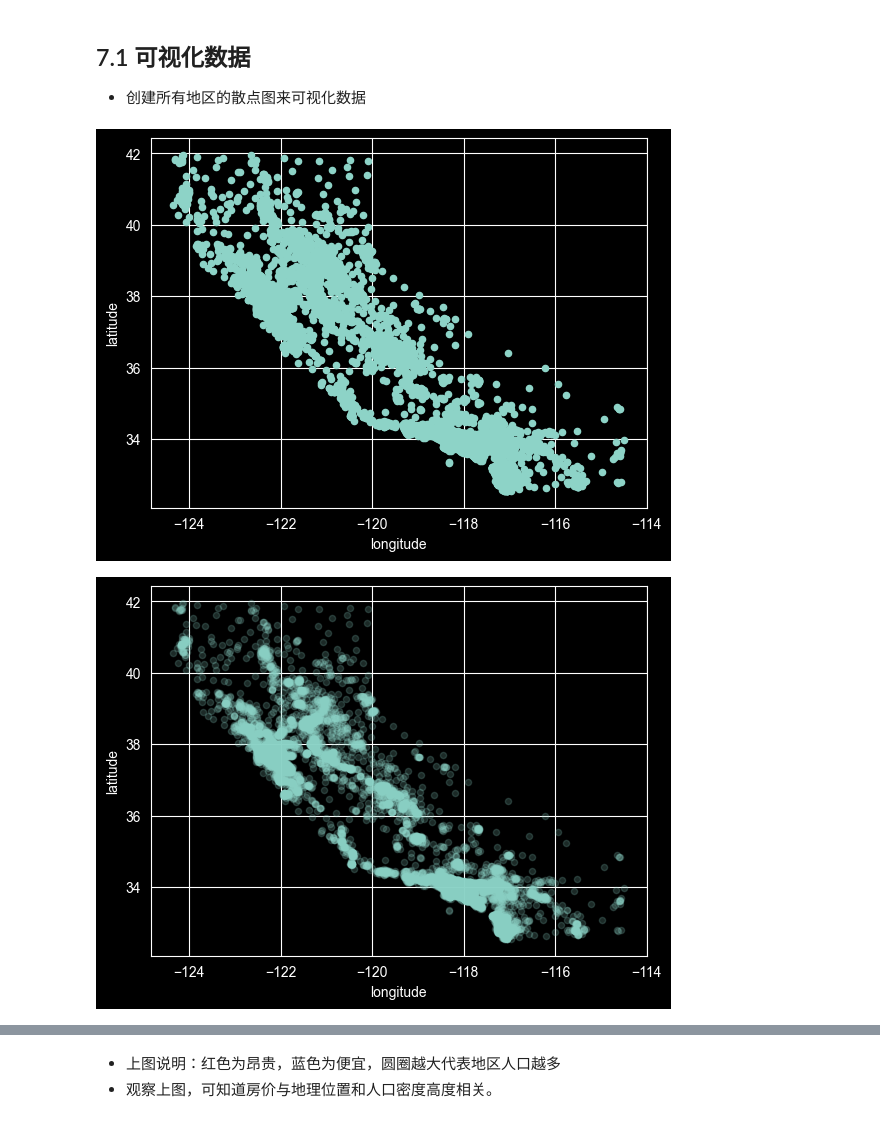
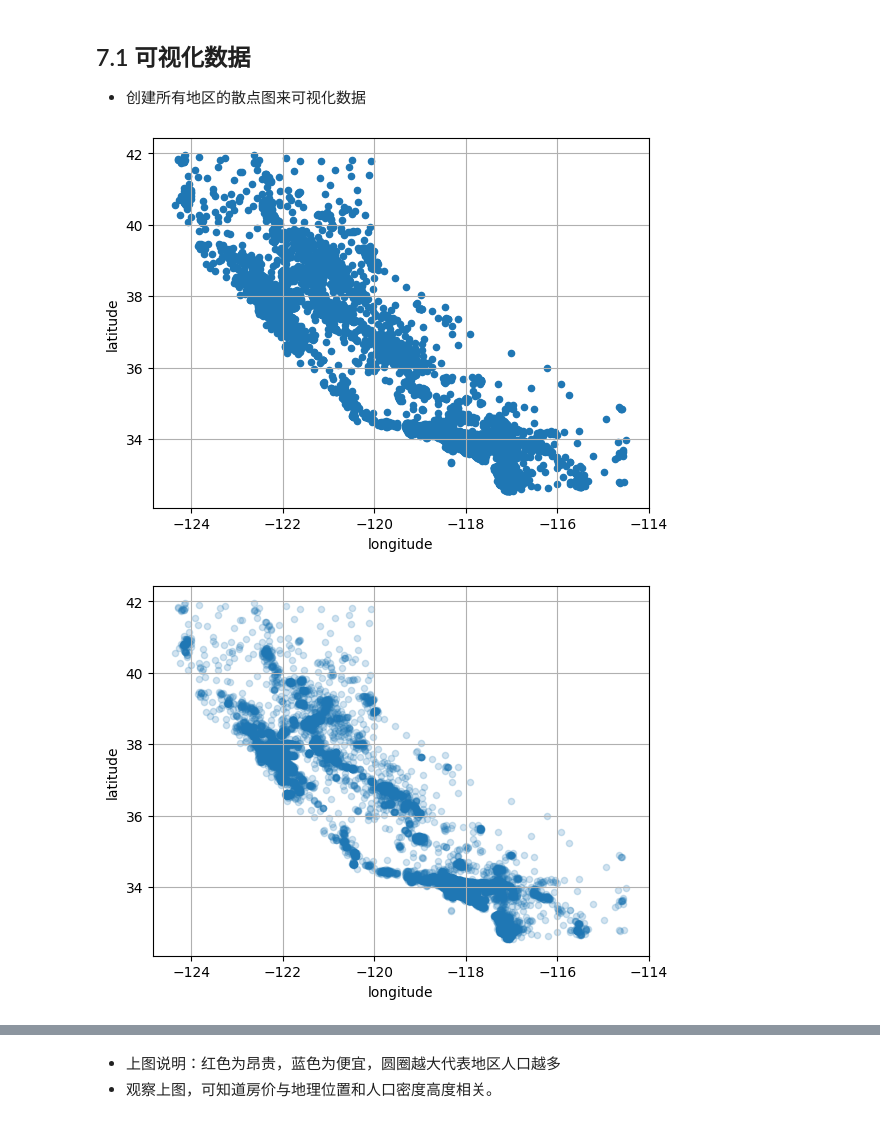
Before and after one commit to machao318927/Hands-On-Machine-Learning, a Jupyter notebook: my-study/02_End-to-end Machine Learning project.ipynb, the cells around one changed output, grey strips where cells are left out. Saved outputs shown, nothing was run; the diff lists cells and outputs as text; code cells hidden in the pictures.

```diff
--- a/my-study/02_End-to-end Machine Learning project.ipynb
+++ b/my-study/02_End-to-end Machine Learning project.ipynb
@@ -332,6 +329,7 @@ housing.describe()
 # %%
 import matplotlib.pyplot as plt
 
+plt.style.use("default")
 housing.hist(bins=50, figsize=(12,8))
 plt.show()
 # %% [output]
@@ -1050,13 +1048,15 @@ None
 ## 7.1 可视化数据
 * 创建所有地区的散点图来可视化数据
 # %%
+plt.style.use("default")
 housing.plot(kind="scatter", x="longitude", y = "latitude", grid=True) # kind 用来指定“用什么类型的图来画数据”。散点图（Scatter Plot）
 plt.show()
 # %% [output]
-[figure, old version]
+[figure, new version]
 # %%
+plt.style.use("default")
 housing.plot(kind="scatter", x="longitude", y = "latitude", grid=True, alpha=0.2) # alpha 表示“透明度”,alpha = 1.0 → 完全不透明
 plt.show()
 # %% [output]
-[figure, old version]
+[figure, new version]
 # %%
```
Also changed, not shown: parts of 63 cells of this notebook, 2 other files.
